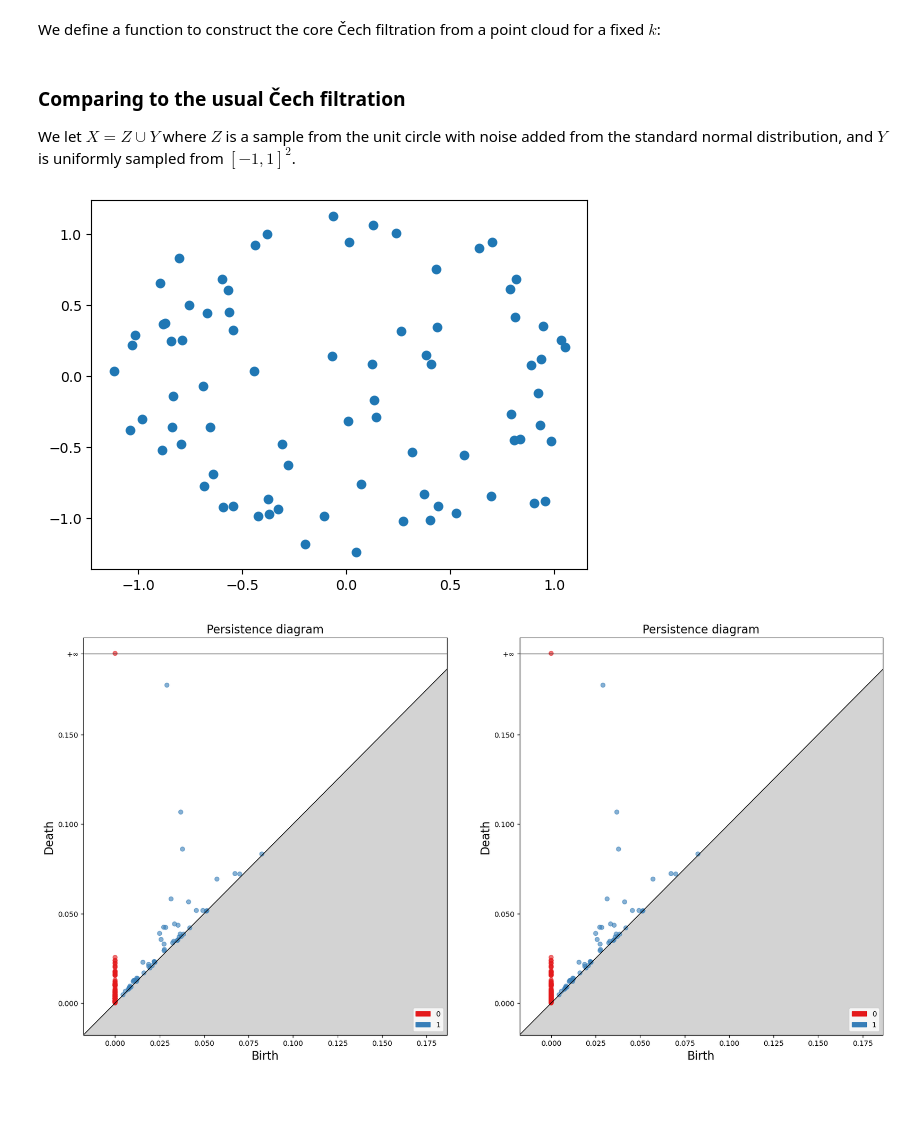
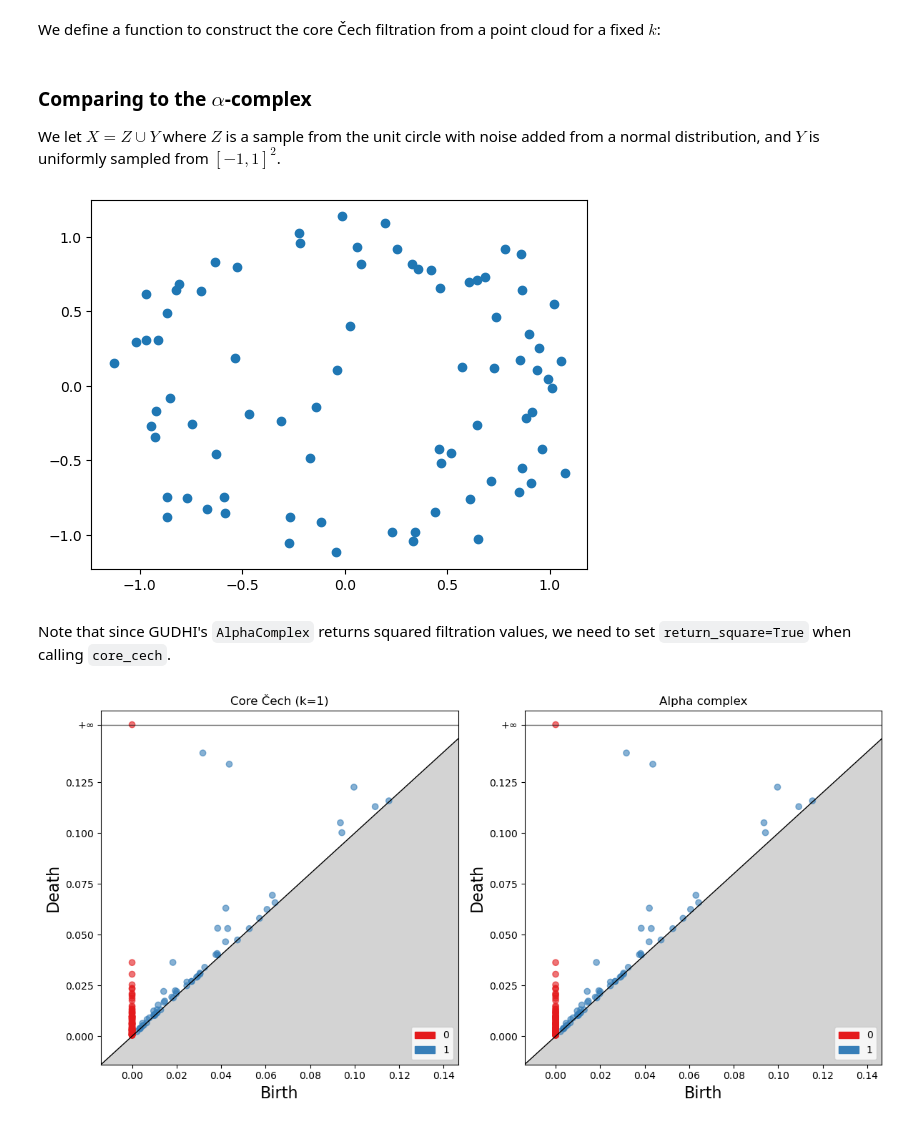
Before and after one commit to odinhg/core, a Jupyter notebook: 01_core_fixed_k.ipynb, the cells around one changed output. Drawn from its saved outputs; the diff is of its cells as text; code cells hidden in the pictures; blank space fills up the shorter version.

```diff
--- a/01_core_fixed_k.ipynb
+++ b/01_core_fixed_k.ipynb
@@ -33,27 +35,31 @@ def core_cech(points, k, max_dim=1, return_squared=False):
             st.insert(face, filtration_value)
     return st
 # %% [markdown]
-### Comparing to the usual Čech filtration
+### Comparing to the $\alpha$-complex
 
-We let $X=Z\cup Y$ where $Z$ is a sample from the unit circle with noise added from the standard normal distribution, and $Y$ is uniformly sampled from $[-1, 1]^2$.
+We let $X=Z\cup Y$ where $Z$ is a sample from the unit circle with noise added from a normal distribution, and $Y$ is uniformly sampled from $[-1, 1]^2$.
 # %%
 N = 40
 M = 40
-t = np.linspace(0, 2*np.pi, N, endpoint=False)
-Z = np.c_[np.cos(t), np.sin(t)] + 0.1 * rng.standard_normal((N, 2))
-Y = rng.uniform(-1, 1, (M, 2))
+Z = sample_circle(N, rng, variance=0.01)
+Y = sample_rectangle(M, rng)
 X = np.r_[Z, Y]
 plt.scatter(*X.T)
 plt.show()
 # %% [output]
-[figure, old version]
+[figure, new version]
 # %%
 st_core = core_cech(points=X, max_dim=2, k=1, return_squared=True)
 st_alpha = gudhi.AlphaComplex(points=X, precision = 'exact').create_simplex_tree()
+# %% [markdown]
+Note that since GUDHI's `AlphaComplex` returns squared filtration values, we need to set `return_square=True` when calling `core_cech`.
 # %%
-fig, axs = plt.subplots(ncols=2, figsize=(20,10))
+fig, axs = plt.subplots(ncols=2, figsize=(12, 6))
 gudhi.plot_persistence_diagram(st_core.persistence(), axes=axs[0])
 gudhi.plot_persistence_diagram(st_alpha.persistence(), axes=axs[1])
+axs[0].set_title("Core Čech (k=1)")
+axs[1].set_title("Alpha complex")
+fig.tight_layout()
 plt.show()
 # %% [output]
-[figure, old version]
+[figure, new version]
```
Also changed, not shown: parts of 3 cells of this notebook, 1 other file.
